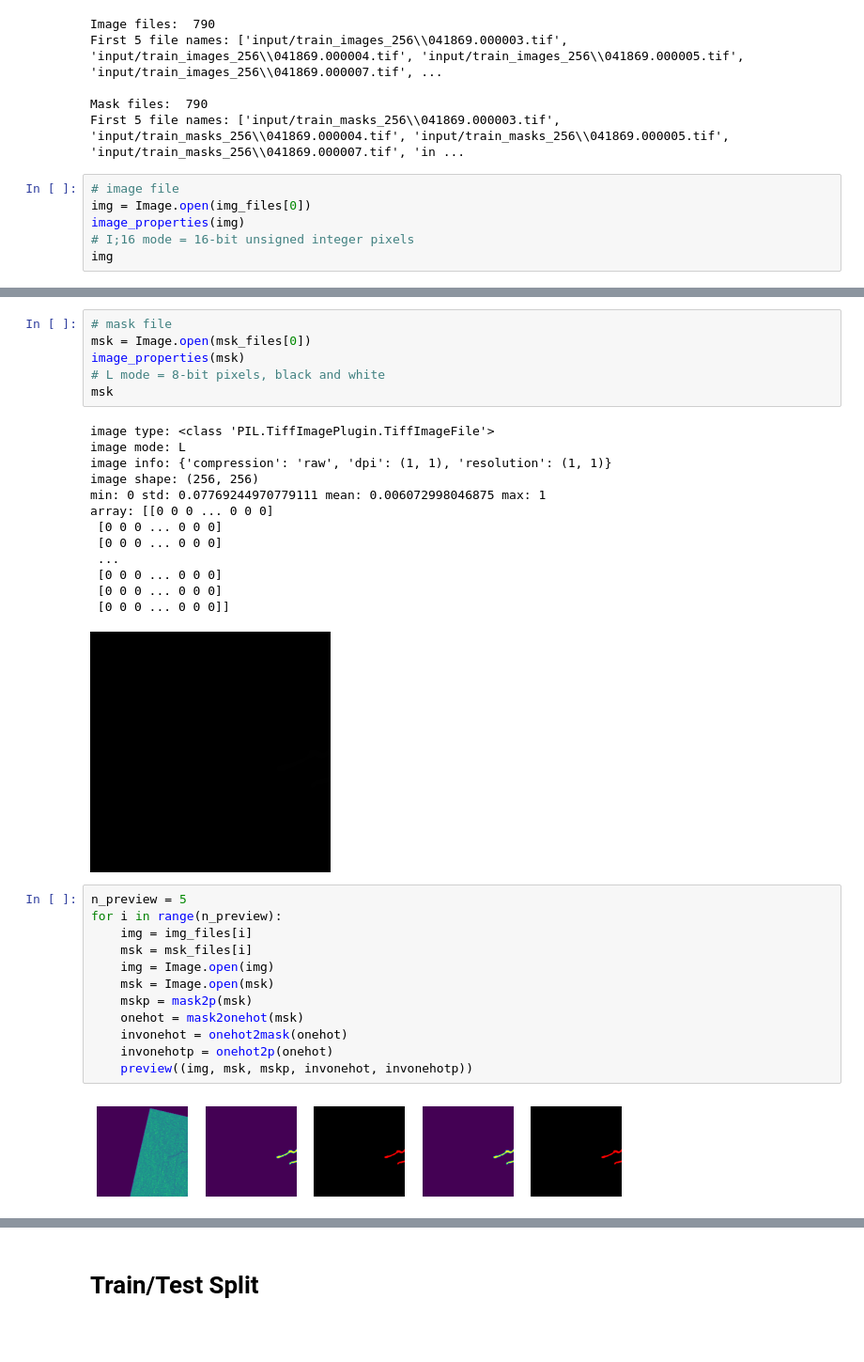
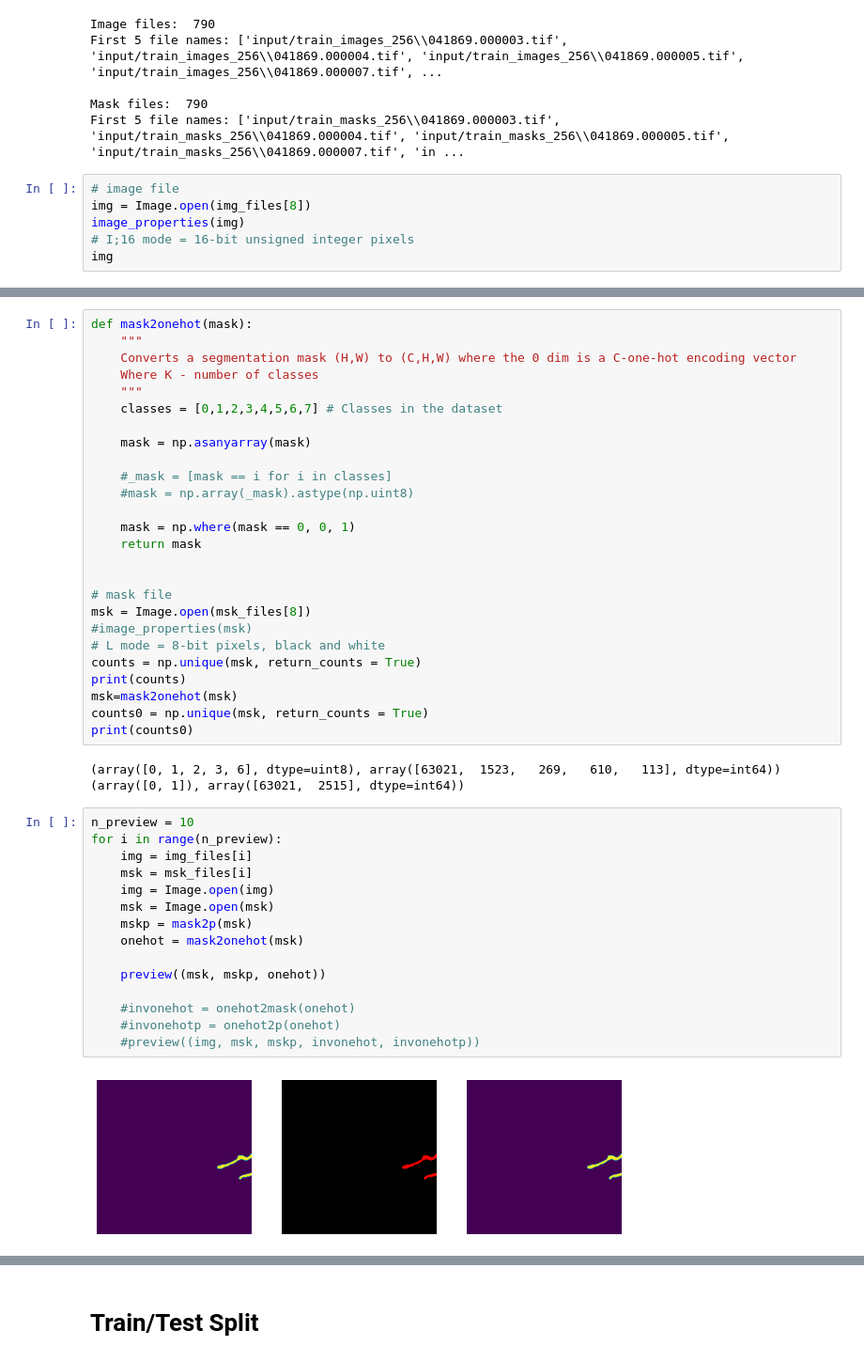
Before and after one commit to EvgenyDyshlyuk/Oil_Seep_Detection, a Jupyter notebook: main.ipynb, the cells around one changed output, grey strips where cells are left out. Shown: that part at 94% size. Saved outputs shown, nothing was run; the diff lists cells and outputs as text; blank space fills up the shorter version.

Commit message:
single class segmentation done

```diff
--- a/main.ipynb
+++ b/main.ipynb
@@ -192,7 +193,7 @@ Mask files:  790
 First 5 file names: ['input/train_masks_256\\041869.000003.tif', 'input/train_masks_256\\041869.000004.tif', 'input/train_masks_256\\041869.000005.tif', 'input/train_masks_256\\041869.000007.tif', 'in ...
 # %%
 # image file
-img = Image.open(img_files[0])
+img = Image.open(img_files[8])
 image_properties(img)
 # I;16 mode = 16-bit unsigned integer pixels
 img
@@ -213,34 +214,46 @@ array: [[    0     0     0 ...     0     0     0]
-# %%
-# mask file
-msk = Image.open(msk_files[0])
-image_properties(msk)
-# L mode = 8-bit pixels, black and white
-msk
-# %% [output]
-image type: <class 'PIL.TiffImagePlugin.TiffImageFile'>
-image mode: L
-image info: {'compression': 'raw', 'dpi': (1, 1), 'resolution': (1, 1)}
-image shape: (256, 256)
-min: 0 std: 0.07769244970779111 mean: 0.006072998046875 max: 1
-array: [[0 0 0 ... 0 0 0]
- [0 0 0 ... 0 0 0]
- [0 0 0 ... 0 0 0]
- ...
- [0 0 0 ... 0 0 0]
- [0 0 0 ... 0 0 0]
- [0 0 0 ... 0 0 0]]
-[figure, removed]
+# %%
+def mask2onehot(mask):
+    """
+    Converts a segmentation mask (H,W) to (C,H,W) where the 0 dim is a C-one-hot encoding vector
+    Where K - number of classes
+    """
+    classes = [0,1,2,3,4,5,6,7] # Classes in the dataset
+
+    mask = np.asanyarray(mask)
+
+    #_mask = [mask == i for i in classes]
+    #mask = np.array(_mask).astype(np.uint8)
+
+    mask = np.where(mask == 0, 0, 1)
+    return mask
+
+
+# mask file
+msk = Image.open(msk_files[8])
+#image_properties(msk)
+# L mode = 8-bit pixels, black and white
+counts = np.unique(msk, return_counts = True)
+print(counts)
+msk=mask2onehot(msk)
+counts0 = np.unique(msk, return_counts = True)
+print(counts0)
+# %% [output]
+(array([0, 1, 2, 3, 6], dtype=uint8), array([63021,  1523,   269,   610,   113], dtype=int64))
+(array([0, 1]), array([63021,  2515], dtype=int64))
 # %%
-n_preview = 5
+n_preview = 10
 for i in range(n_preview):
     img = img_files[i]
     msk = msk_files[i]
     img = Image.open(img)
     msk = Image.open(msk)
     mskp = mask2p(msk)
     onehot = mask2onehot(msk)
-    invonehot = onehot2mask(onehot)
-    invonehotp = onehot2p(onehot)
-    preview((img, msk, mskp, invonehot, invonehotp))
+
+    preview((msk, mskp, onehot))
+
+    #invonehot = onehot2mask(onehot)
+    #invonehotp = onehot2p(onehot)
+    #preview((img, msk, mskp, invonehot, invonehotp))
 # %% [output]
-[figure, old version]
+[figure, new version]
```
Also changed, not shown: parts of 11 cells of this notebook, 5 other files.
